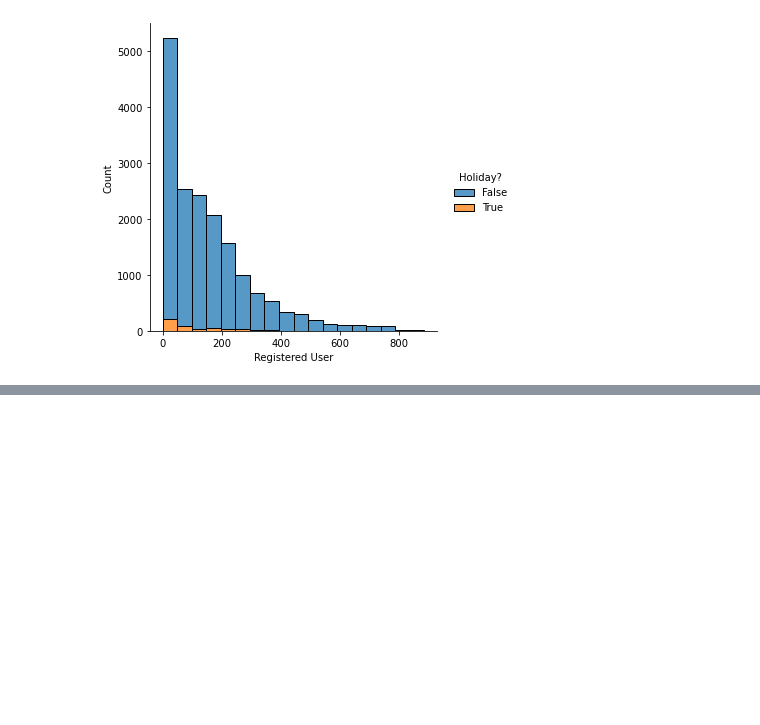
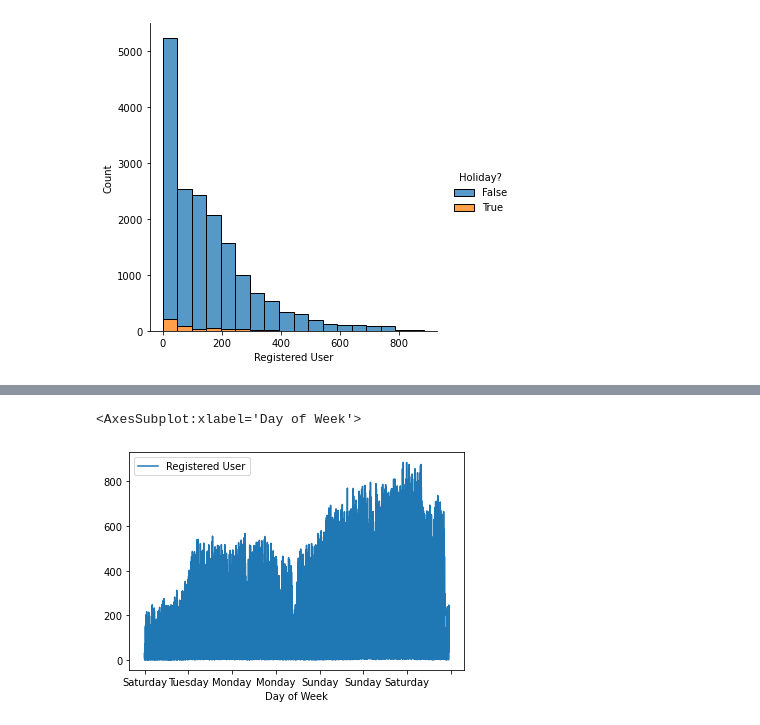
Before and after one commit to data301-2020-winter2/course-project-group_1016, a Jupyter notebook: Data/Raw/Data/Bike-Sharing-Dataset/analysis_milestone2_tasks3-5_Olivia.ipynb, the cells around one changed output, grey strips where cells are left out. Saved outputs shown, nothing was run; the diff lists cells and outputs as text; code cells hidden in the pictures; blank space fills up the shorter version.

```diff
--- a/Data/Raw/Data/Bike-Sharing-Dataset/analysis_milestone2_tasks3-5_Olivia.ipynb
+++ b/Data/Raw/Data/Bike-Sharing-Dataset/analysis_milestone2_tasks3-5_Olivia.ipynb
@@ -160,0 +178,5 @@ plt.show()
+# %%
+df.plot(x='Day of Week', y='Registered User')
+# %% [output]
+<AxesSubplot:xlabel='Day of Week'>
+[figure, added]
```
Also changed, not shown: parts of 14 cells of this notebook.
